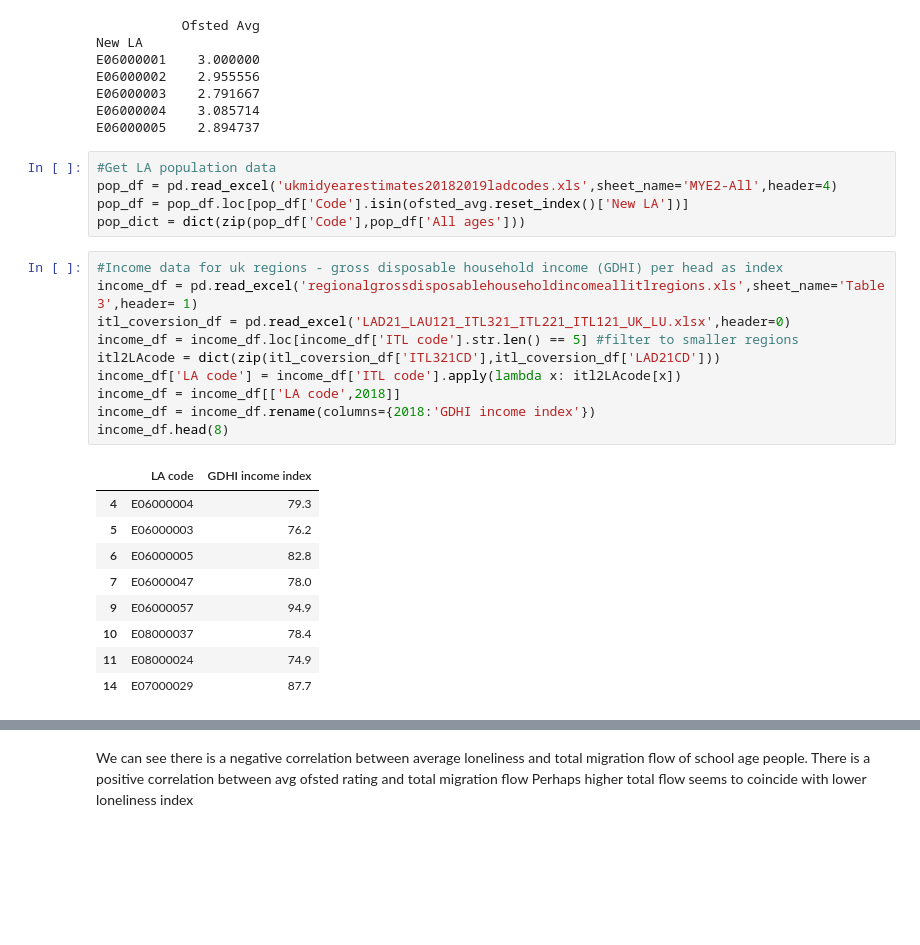
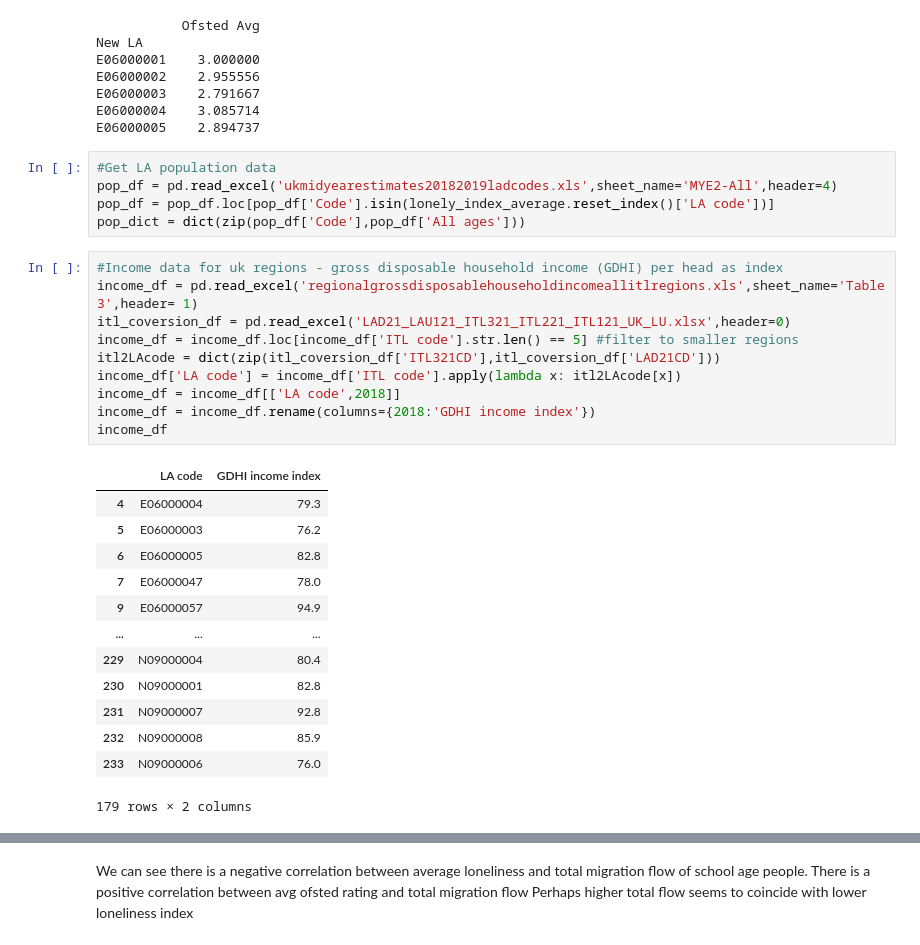
Before and after one commit to JonathanMarriott/ADS-Loneliness, a Jupyter notebook: school ranking and income/school_analysis.ipynb, the cells around one changed output, grey strips where cells are left out. Cells and saved outputs as stored; diff of their text form; blank space fills up the shorter version.

```diff
--- a/school ranking and income/school_analysis.ipynb
+++ b/school ranking and income/school_analysis.ipynb
@@ -122,28 +122,32 @@ E06000005    2.894737
 # %%
 #Get LA population data
 pop_df = pd.read_excel('ukmidyearestimates20182019ladcodes.xls',sheet_name='MYE2-All',header=4)
-pop_df = pop_df.loc[pop_df['Code'].isin(ofsted_avg.reset_index()['New LA'])]
+pop_df = pop_df.loc[pop_df['Code'].isin(lonely_index_average.reset_index()['LA code'])]
 pop_dict = dict(zip(pop_df['Code'],pop_df['All ages']))
 # %%
 #Income data for uk regions - gross disposable household income (GDHI) per head as index
 income_df = pd.read_excel('regionalgrossdisposablehouseholdincomeallitlregions.xls',sheet_name='Table 3',header= 1)
 itl_coversion_df = pd.read_excel('LAD21_LAU121_ITL321_ITL221_ITL121_UK_LU.xlsx',header=0)
 income_df = income_df.loc[income_df['ITL code'].str.len() == 5] #filter to smaller regions
 itl2LAcode = dict(zip(itl_coversion_df['ITL321CD'],itl_coversion_df['LAD21CD']))
 income_df['LA code'] = income_df['ITL code'].apply(lambda x: itl2LAcode[x])
 income_df = income_df[['LA code',2018]]
 income_df = income_df.rename(columns={2018:'GDHI income index'})
-income_df.head(8)
+income_df
 # %% [output]
 |  | LA code | GDHI income index |
 | 4 | E06000004 | 79.3 |
 | 5 | E06000003 | 76.2 |
 | 6 | E06000005 | 82.8 |
 | 7 | E06000047 | 78.0 |
 | 9 | E06000057 | 94.9 |
-| 10 | E08000037 | 78.4 |
-| 11 | E08000024 | 74.9 |
-| 14 | E07000029 | 87.7 |
+| ... | ... | ... |
+| 229 | N09000004 | 80.4 |
+| 230 | N09000001 | 82.8 |
+| 231 | N09000007 | 92.8 |
+| 232 | N09000008 | 85.9 |
+| 233 | N09000006 | 76.0 |
+179 rows × 2 columns
 # %%
 #KS2 school data
 import numpy as np
```
Also changed, not shown: parts of 3 cells of this notebook, 3 other files.
